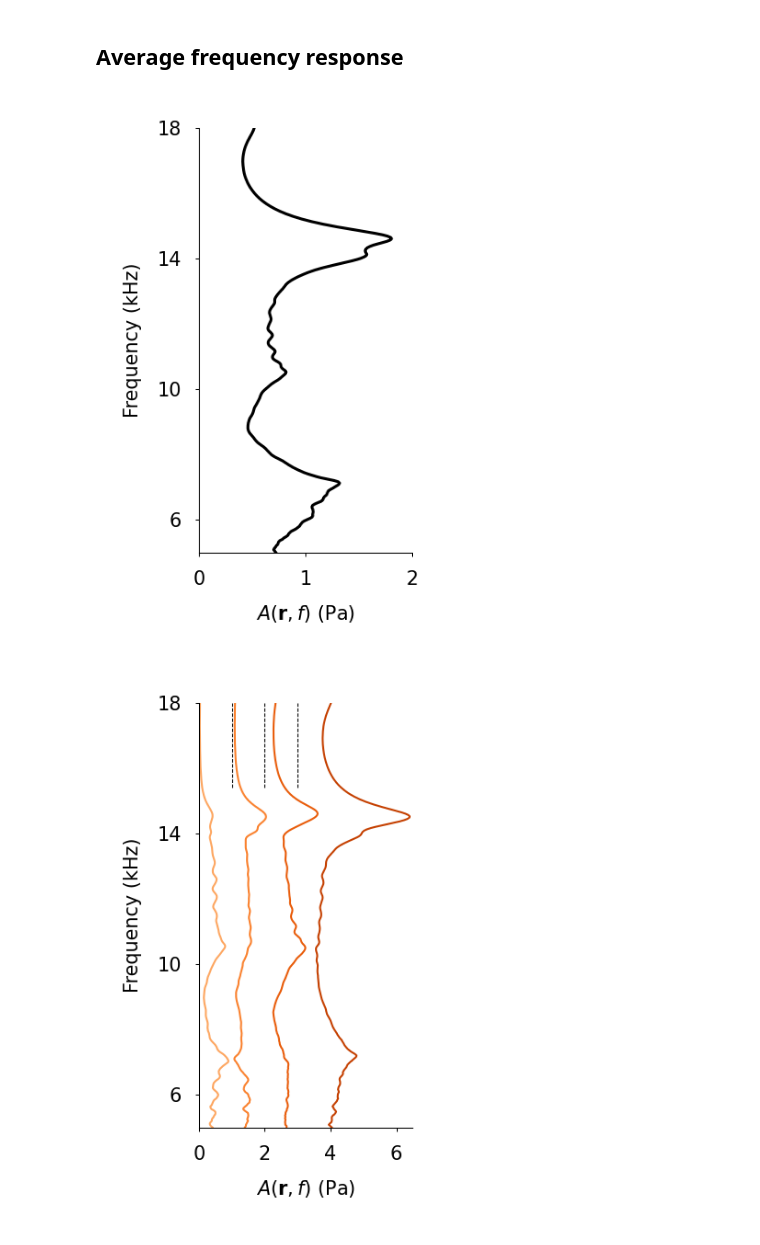
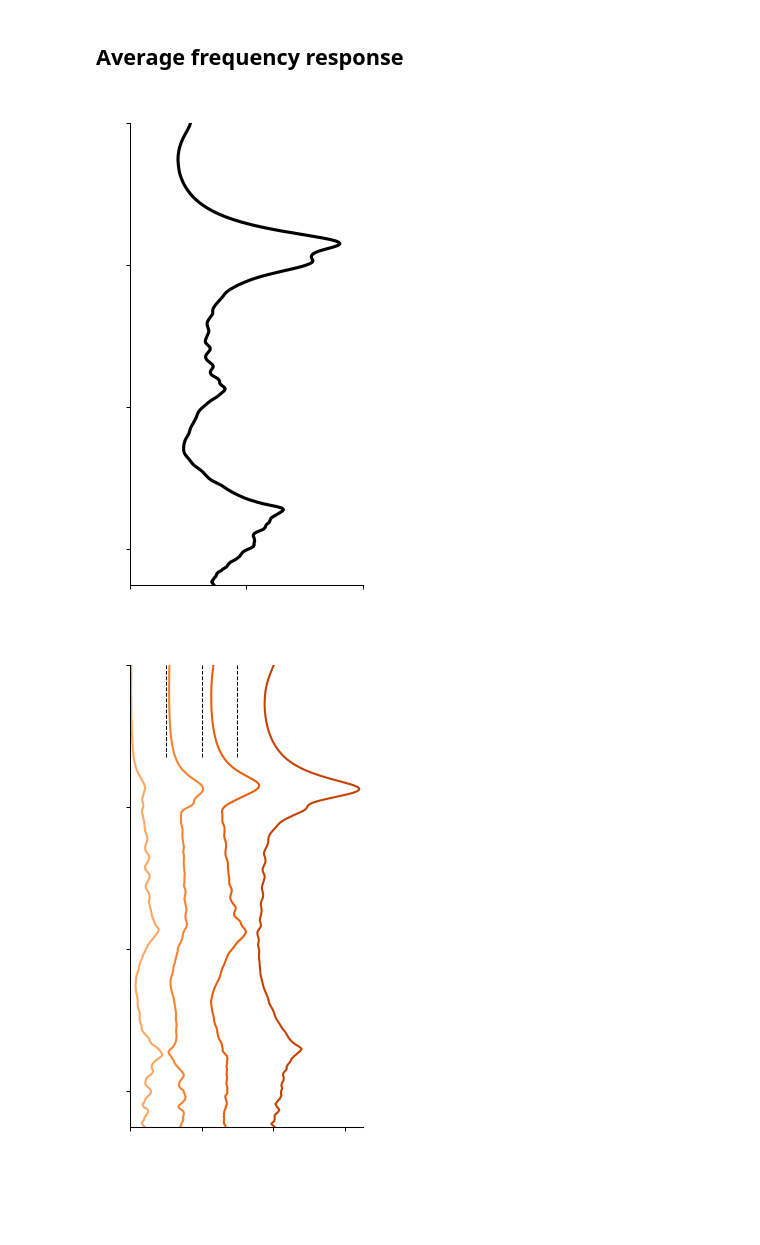
Before and after one commit to jt-y/metamaterials, a Jupyter notebook: processing/notebooks/paper_fig_upload/fig4.ipynb, the cells around one changed output. Drawn from its saved outputs; the diff is of its cells as text; code cells hidden in the pictures; blank space fills up the shorter version.

```diff
--- a/processing/notebooks/paper_fig_upload/fig4.ipynb
+++ b/processing/notebooks/paper_fig_upload/fig4.ipynb
@@ -17,7 +19,11 @@ from defs import *
 # %%
 home_dir = '../../../'
 raw_dir = home_dir + 'data/kagome-02.26.2022-center/raw/'
-processed_dir = home_dir + 'data/kagome-02.26.2022-center/preprocessed/preprocessed_band/'
+processed_dir = home_dir + 'data/kagome-02.26.2022-center/preprocessed_band/'
 out_dir = home_dir + 'output/paper_upload/'
+
+# Plot output toggles
+SHOW_PLOT_DECORATIONS = False  # False hides labels, tick labels, legends, and titles.
+SAVE_PLOT = True  # False displays figures without saving them.
 # %%
 # Preprocess raw chirp data
@@ -155,5 +155,18 @@ ax.set_ylabel('Frequency (kHz)', fontsize=5)
 ax.xaxis.set_tick_params(width=0.25, length = 1)
 ax.yaxis.set_tick_params(width=0.25, length = 1)
 
-fig.savefig(out_dir + 'band_structure.pdf', bbox_inches='tight')
+if not SHOW_PLOT_DECORATIONS:
+    ax.set_xlabel('')
+    ax.set_ylabel('')
+    ax.set_title('')
+    ax.tick_params(axis='x', labelbottom=False)
+    ax.tick_params(axis='y', labelleft=False)
+    cb.set_label('')
+    cb.ax.tick_params(labelbottom=False, labeltop=False)
+    legend = ax.get_legend()
+    if legend is not None:
+        legend.remove()
+
+if SAVE_PLOT:
+    fig.savefig(out_dir + 'band_structure.pdf', bbox_inches='tight')
 # %% [output]
@@ -178,35 +191,45 @@ for i, file in enumerate(fns_avg):
     with open(file, 'rb') as f:
         data = pickle.load(f)
         if i == 0:
             amp_avg = data[:,1]
         else:
             amp_avg += data[:,1]
 
 amp_avg /= len(fns_avg)
 amp_avg /= preamp_gain*mic_gain
 
 
 plt.figure(figsize=(1,2), dpi=300)
 plt.plot(amp_avg[freq_mask], freqs[freq_mask]/1000, 'k', linewidth = 0.75)
 
 plt.axis([0, 2, freq_cut[0], freq_cut[1]])
 plt.xticks(np.linspace(0, 2, 3), fontsize=5)
 plt.yticks(np.linspace(6, 18, 4), fontsize=5)
 plt.xlabel(r'$A(\mathbf{r}, f)$ (Pa)', fontsize=5)
 plt.ylabel('Frequency (kHz)', fontsize=5)
 
 ax = plt.gca()
 for axis in ['top','bottom','left','right']:
     ax.spines[axis].set_linewidth(0.25)
 ax.xaxis.set_tick_params(width=0.25, length = 1)
 ax.yaxis.set_tick_params(width=0.25, length = 1)
 ax.spines['right'].set_visible(False)
 ax.spines['top'].set_visible(False)
 
+if not SHOW_PLOT_DECORATIONS:
+    ax.set_xlabel('')
+    ax.set_ylabel('')
+    ax.set_title('')
+    ax.tick_params(axis='x', labelbottom=False)
+    ax.tick_params(axis='y', labelleft=False)
+    legend = ax.get_legend()
+    if legend is not None:
+        legend.remove()
 
-plt.savefig(out_dir + "avg_response_plot.pdf", bbox_inches='tight')
+if SAVE_PLOT:
+    plt.savefig(out_dir + "avg_response_plot.pdf", bbox_inches='tight')
 # %% [output]
-[figure, old version]
+[figure, new version]
 # %%
 line_num = 4
 shift = np.linspace(0, 3, line_num)
@@ -224,7 +247,7 @@ for i, fn in enumerate(fns):
 
     amplitude /= preamp_gain*mic_gain
 
-    plt.plot(amplitude[freq_mask] + shift[line_num-i-1], freq[freq_mask]/1000, color = color[i], linestyle = '-', linewidth = 0.5)
+    plt.plot(amplitude[freq_mask] + shift[line_num-i-1], freqs[freq_mask]/1000, color = color[i], linestyle = '-', linewidth = 0.5)
     plt.axvline(x=shift[i], ymin=0.8, ymax=1, color='k', linestyle='--', linewidth=0.25)
 
 
@@ -242,6 +265,17 @@ ax.yaxis.set_tick_params(width=0.25, length = 1)
 ax.spines['right'].set_visible(False)
 ax.spines['top'].set_visible(False)
 
-plt.savefig(out_dir + "waterfall_plot.pdf", bbox_inches='tight')
+if not SHOW_PLOT_DECORATIONS:
+    ax.set_xlabel('')
+    ax.set_ylabel('')
+    ax.set_title('')
+    ax.tick_params(axis='x', labelbottom=False)
+    ax.tick_params(axis='y', labelleft=False)
+    legend = ax.get_legend()
+    if legend is not None:
+        legend.remove()
+
+if SAVE_PLOT:
+    plt.savefig(out_dir + "waterfall_plot.pdf", bbox_inches='tight')
 # %% [output]
-[figure, old version]
+[figure, new version]
```
Also changed, not shown: parts of 4 cells of this notebook, 9 other files.
